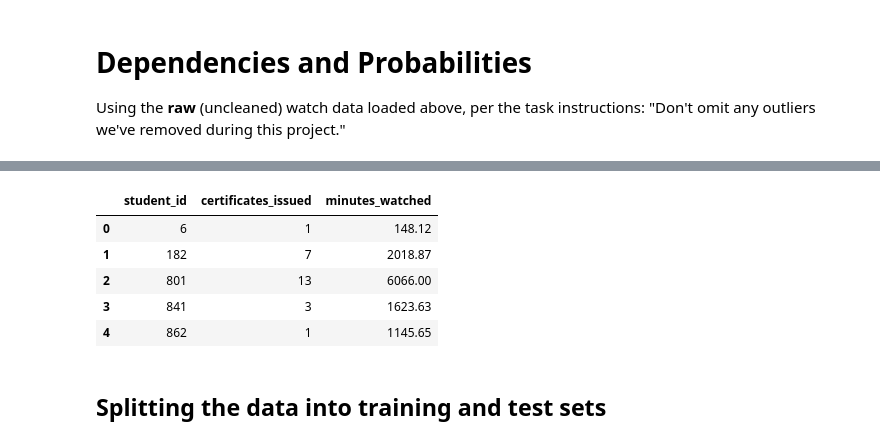
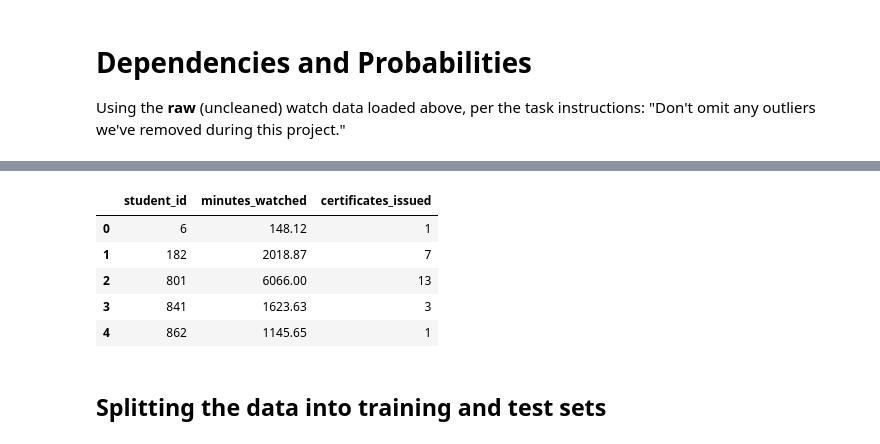
Before and after one commit to Mouni-kalamraju/Student-Engagement-Statistical-Impact-Analysis, a Jupyter notebook: notebooks/student_engagement_analysis.ipynb, the cells around one changed output, grey strips where cells are left out. Cells and saved outputs as stored; diff of their text form; code cells hidden in the pictures.

```diff
--- a/notebooks/student_engagement_analysis.ipynb
+++ b/notebooks/student_engagement_analysis.ipynb
@@ -12,11 +12,11 @@ from sklearn.model_selection import train_test_split
 # Apply seaborn styles to the plots
 sns.set()
 # %%
-data_paid_0_2021 = pd.read_csv('/content/drive/MyDrive/minutes_watched_2021_paid_0.csv')
-data_paid_1_2021 = pd.read_csv('/content/drive/MyDrive/minutes_watched_2021_paid_1.csv')
-data_paid_0_2022 = pd.read_csv('/content/drive/MyDrive/minutes_watched_2022_paid_0.csv')
-data_paid_1_2022 = pd.read_csv('/content/drive/MyDrive/minutes_watched_2022_paid_1.csv')
-data_cert = pd.read_csv('/content/drive/MyDrive/minutes_and_certificates.csv')
+data_paid_0_2021 = pd.read_csv('/kaggle/input/datasets/mounikakalamraju/student-engagement-analysis-dataset/minutes_watched_2021_paid_0.csv')
+data_paid_1_2021 = pd.read_csv('/kaggle/input/datasets/mounikakalamraju/student-engagement-analysis-dataset/minutes_watched_2021_paid_1.csv')
+data_paid_0_2022 = pd.read_csv('/kaggle/input/datasets/mounikakalamraju/student-engagement-analysis-dataset/minutes_watched_2022_paid_0.csv')
+data_paid_1_2022 = pd.read_csv('/kaggle/input/datasets/mounikakalamraju/student-engagement-analysis-dataset/minutes_watched_2022_paid_1.csv')
+data_cert = pd.read_csv('/kaggle/input/datasets/mounikakalamraju/student-engagement-analysis-dataset/minutes_and_certificates.csv')
 # %% [markdown]
 # Plot the distributions
 # %%
@@ -133,16 +147,14 @@ print(f"\nP(A|B) = P(watched Q2 2021 | watched Q2 2022) = {P_A_given_B:.4f}")
 # %%
 # Create a copy of the raw data to avoid modifying the original DataFrame
-data = data_cert.copy()
-
-# Display the first few rows of the dataset
+data = data_cert[['student_id', 'minutes_watched', 'certificates_issued']].copy()
 data.head()
 # %% [output]
-|  | student_id | certificates_issued | minutes_watched |
-| 0 | 6 | 1 | 148.12 |
-| 1 | 182 | 7 | 2018.87 |
-| 2 | 801 | 13 | 6066.00 |
-| 3 | 841 | 3 | 1623.63 |
-| 4 | 862 | 1 | 1145.65 |
+|  | student_id | minutes_watched | certificates_issued |
+| 0 | 6 | 148.12 | 1 |
+| 1 | 182 | 2018.87 | 7 |
+| 2 | 801 | 6066.00 | 13 |
+| 3 | 841 | 1623.63 | 3 |
+| 4 | 862 | 1145.65 | 1 |
 # %%
 # Define the target variable (dependent variable) and inputs (independent variable)
 target = data['certificates_issued']
```
Also changed, not shown: parts of 2 cells of this notebook.
